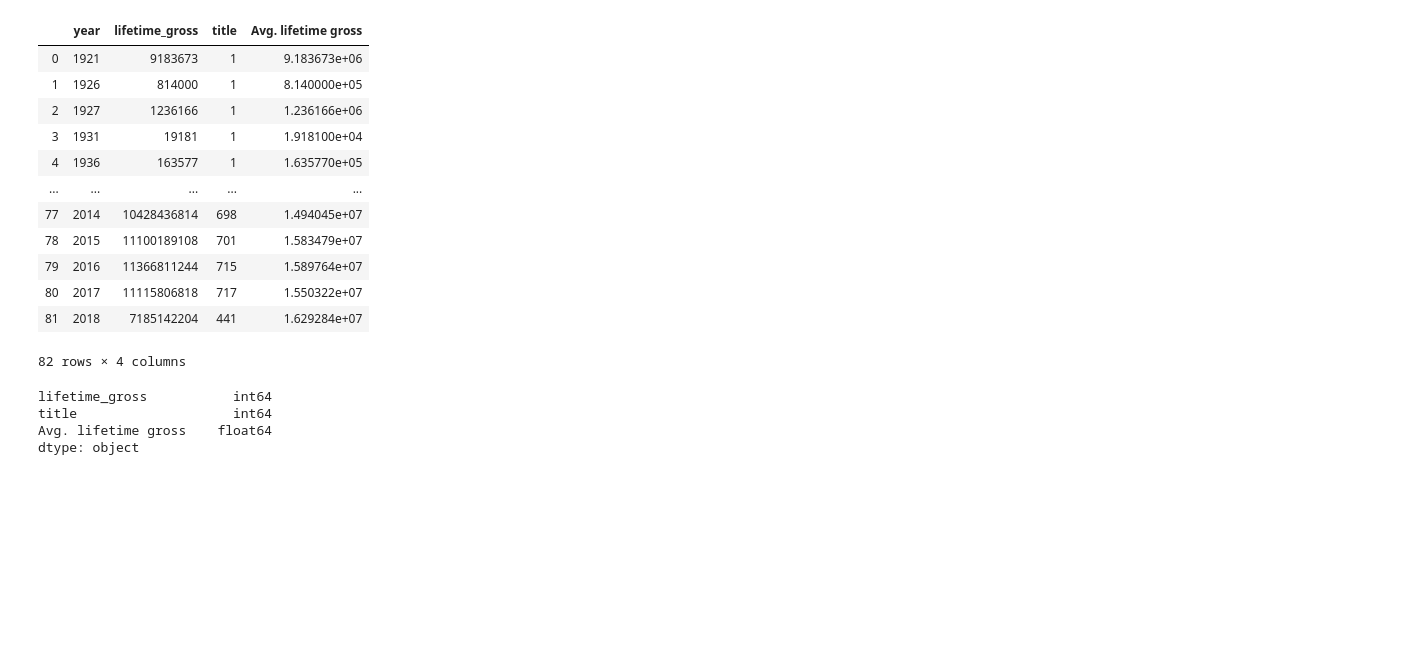
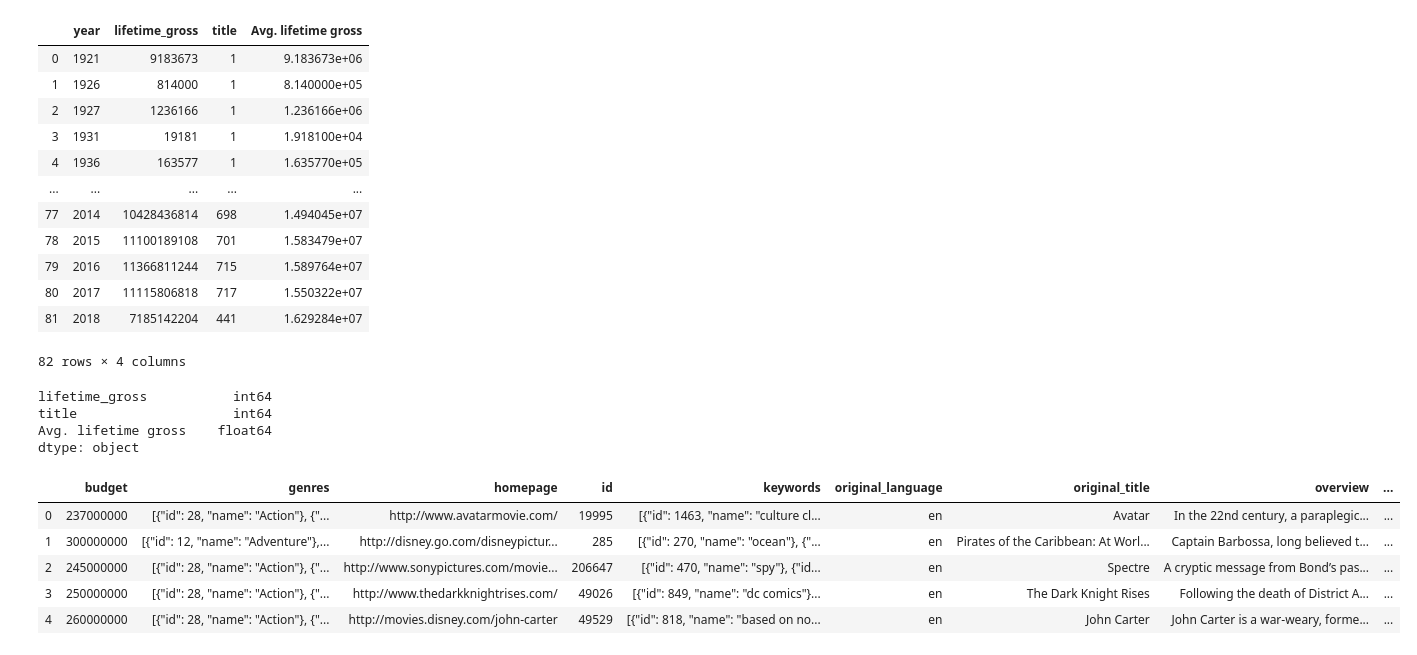
Before and after one commit to AlejandraRosa/final_project, a Jupyter notebook: notebooks/starter_updateAR.ipynb, the cells around one changed output. Saved outputs shown, nothing was run; the diff lists cells and outputs as text; code cells hidden in the pictures; blank space fills up the shorter version.

```diff
--- a/notebooks/starter_updateAR.ipynb
+++ b/notebooks/starter_updateAR.ipynb
@@ -209,3 +209,13 @@ dtype: object
 #plt.show(block=True);
 # %%
 box_plot.to_csv('../data/box_update.csv', index=False)
+# %%
+tmdb_5000_movies = pd.read_csv('../data/tmdb_5000_movies.csv')
+tmdb_5000_movies.head()
+# %% [output]
+|  | budget | genres | homepage | id | keywords | original_language | original_title | overview | ... |
+| 0 | 237000000 | [{"id": 28, "name": "Action"}, {"... | http://www.avatarmovie.com/ | 19995 | [{"id": 1463, "name": "culture cl... | en | Avatar | In the 22nd century, a paraplegic... | ... |
+| 1 | 300000000 | [{"id": 12, "name": "Adventure"},... | http://disney.go.com/disneypictur... | 285 | [{"id": 270, "name": "ocean"}, {"... | en | Pirates of the Caribbean: At Worl... | Captain Barbossa, long believed t... | ... |
+| 2 | 245000000 | [{"id": 28, "name": "Action"}, {"... | http://www.sonypictures.com/movie... | 206647 | [{"id": 470, "name": "spy"}, {"id... | en | Spectre | A cryptic message from Bond’s pas... | ... |
+| 3 | 250000000 | [{"id": 28, "name": "Action"}, {"... | http://www.thedarkknightrises.com/ | 49026 | [{"id": 849, "name": "dc comics"}... | en | The Dark Knight Rises | Following the death of District A... | ... |
+| 4 | 260000000 | [{"id": 28, "name": "Action"}, {"... | http://movies.disney.com/john-carter | 49529 | [{"id": 818, "name": "based on no... | en | John Carter | John Carter is a war-weary, forme... | ... |
```
Also changed, not shown: parts of 2 cells of this notebook.
